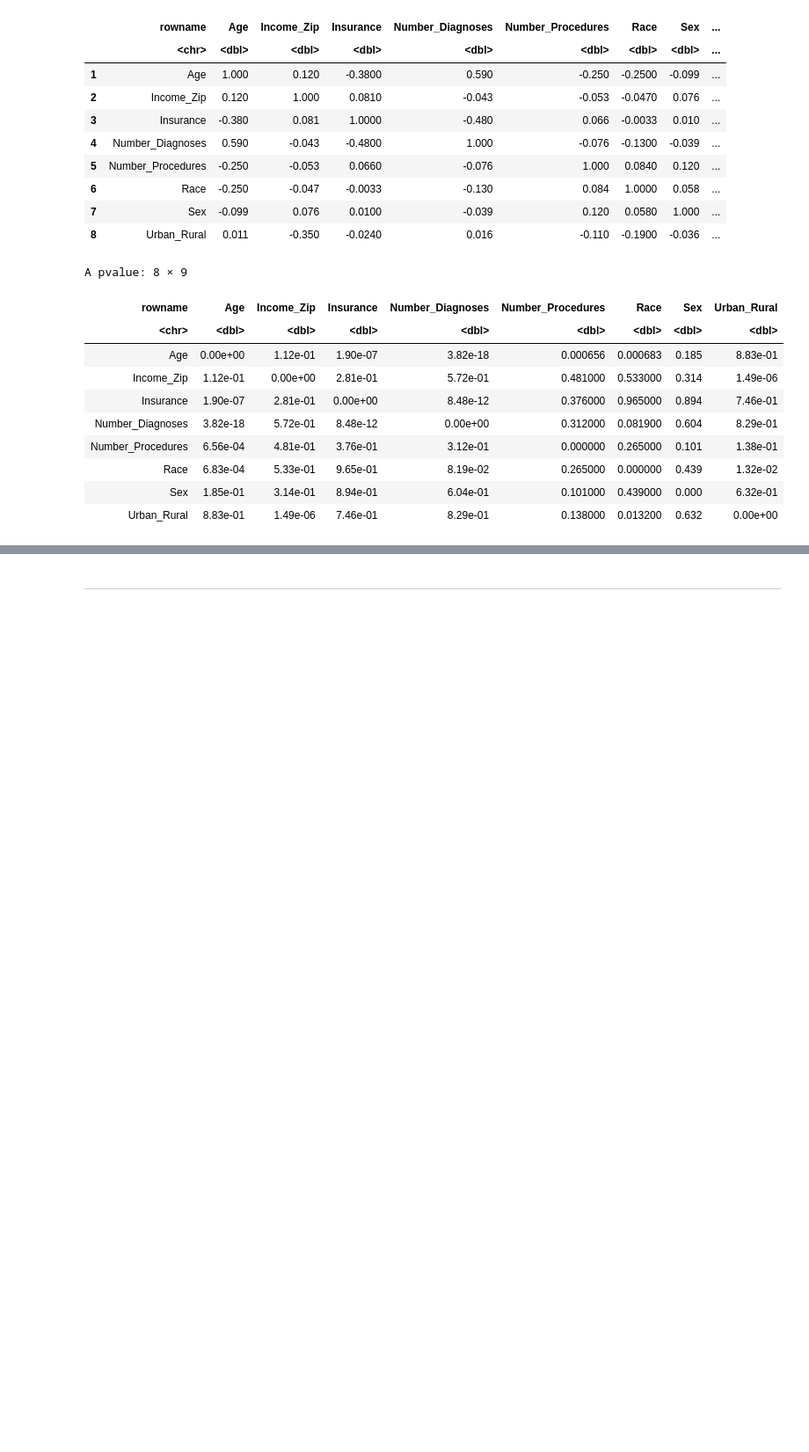
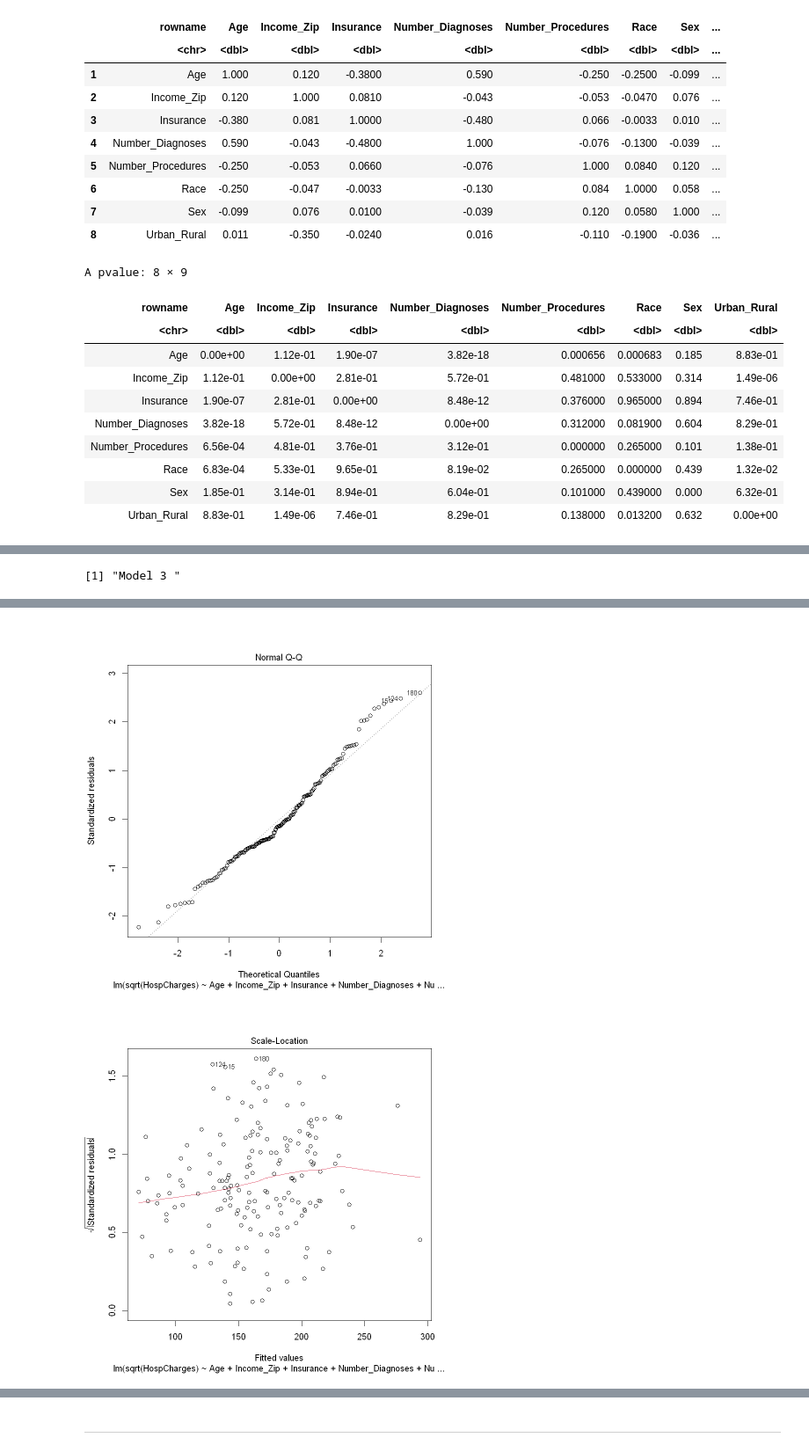
Before and after one commit to tyg3rr/HM878-Biostats, a Jupyter notebook: Problem Set 3 Assumption Violations .ipynb, the cells around one changed output, grey strips where cells are left out. Shown at 88% size. Drawn from its saved outputs; the diff is of its cells as text; code cells hidden in the pictures; blank space fills up the shorter version.

```diff
--- a/Problem Set 3 Assumption Violations .ipynb
+++ b/Problem Set 3 Assumption Violations .ipynb
@@ -235,7 +283,7 @@ plot(mod2)
 # %%
 mod3 <- lm(sqrt(HospCharges) ~
 Age + Income_Zip + Insurance + Number_Diagnoses + Number_Procedures + Race + Sex + Urban_Rural
-,data=df)
+,data=df,weights = Weight)
 # %%
 summary(mod3)
 # %% [output]
@@ -671,0 +329,5 @@ cor_mat(select(df, c(
+# %%
+a
+plot(mod3)
+# %% [output]
+[1] "Model 3 "
@@ -671,0 +335,2 @@ cor_mat(select(df, c(
+[figure, added]
+[figure, added]
```
Also changed, not shown: parts of 81 cells of this notebook.
